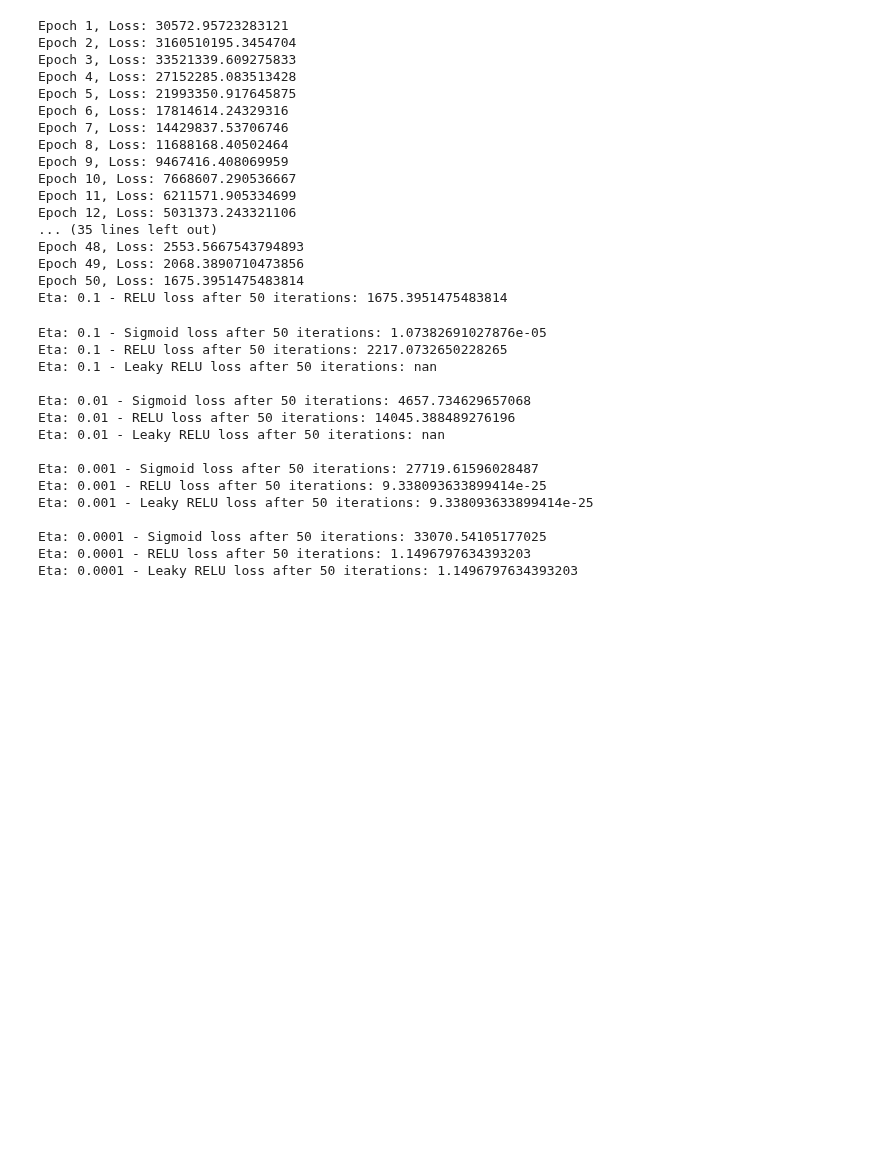
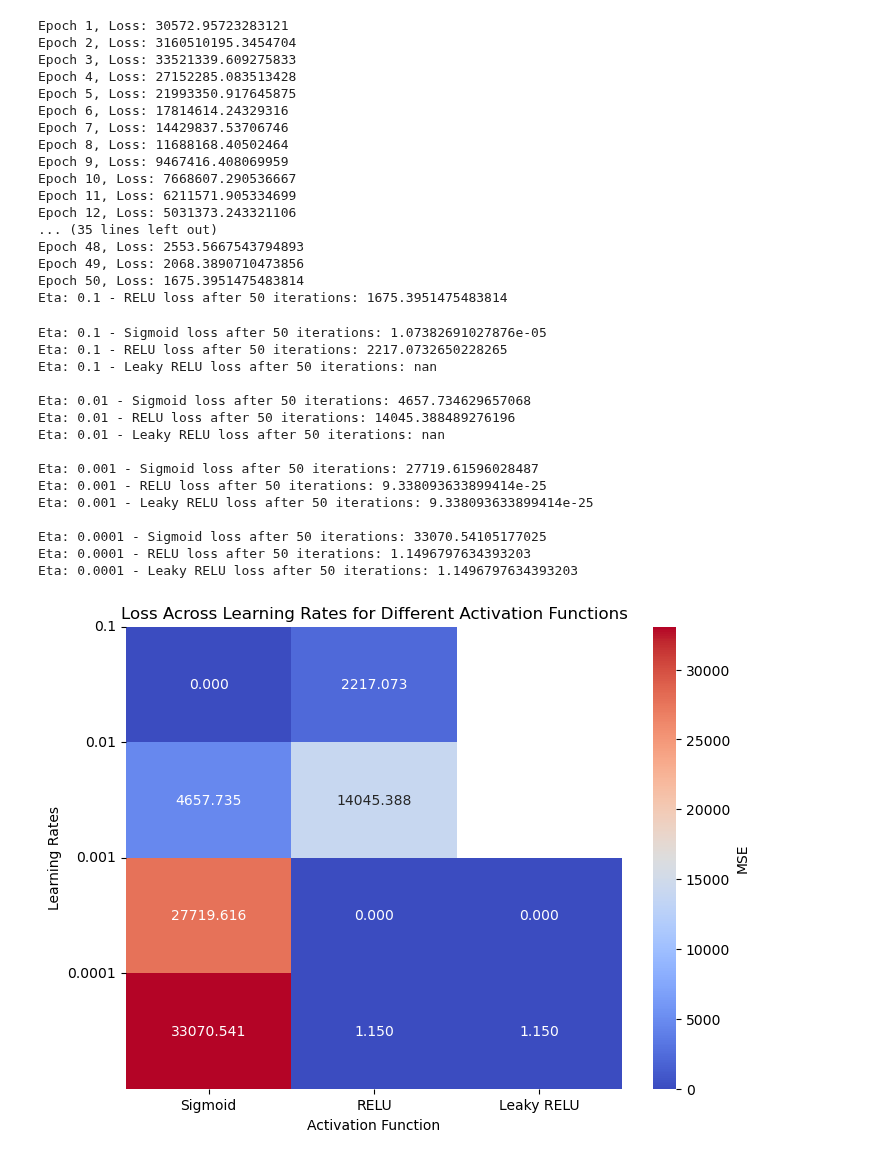
Before and after one commit to hellegje/fys-stk4155, a Jupyter notebook: Project2/Project2.ipynb, the cells around one changed output. Saved outputs shown, nothing was run; the diff lists cells and outputs as text; code cells hidden in the pictures; blank space fills up the shorter version.

Commit message:
comparison heat map for activation fcns

```diff
--- a/Project2/Project2.ipynb
+++ b/Project2/Project2.ipynb
@@ -660,6 +667,9 @@ Epoch 50, Loss: 1675.3951475483814
 Eta: 0.1 - RELU loss after 50 iterations: 1675.3951475483814
 # %%
 import numpy as np
+import pandas as pd
+import matplotlib.pyplot as plt
+import seaborn as sns
 import NeuralNetwork as nn
 
 #Same set up as before
@@ -669,38 +679,67 @@ x = np.array([4.0],dtype=np.float64)
 y = 2*x+1.0
 y += random.normal(0, 100, y.shape)
 
+loss_data = {
+    "Sigmoid": [],
+    "RELU": [],
+    "Leaky RELU": []
+}
+
 learning_rates = [0.1, 0.01, 0.001, 0.0001]
 for eta in learning_rates:
     #Sigmoid:
     sigmoid_model = nn.NeuralNetwork(nn.CostFunction.MSE, random_state=0)   #Sets a random seed so we get the same initial weights for each model and initial learning rate
     epoch, loss_sigmoid = sigmoid_model.train(x, y, epochs=50, learning_rate=eta)
+    loss_data["Sigmoid"].append(loss_sigmoid)
+
     print(f"Eta: {eta} - Sigmoid loss after {epoch} iterations: {loss_sigmoid}")
 
     #RELU:
     relu_model = nn.NeuralNetwork(nn.CostFunction.MSE, hidden_activation=nn.ActivationFunction.RELU, random_state=0)
-    epoch_relu, loss_relu = relu_model.train(x, y, epochs=50, learning_rate=eta)
-    print(f"Eta: {eta} - RELU loss after {epoch_relu} iterations: {loss_relu}")
+    epoch, loss_relu = relu_model.train(x, y, epochs=50, learning_rate=eta)
+    loss_data["RELU"].append(loss_relu)
+
+    print(f"Eta: {eta} - RELU loss after {epoch} iterations: {loss_relu}")
 
     #LeakyRELU:
     leaky_relu_model = nn.NeuralNetwork(nn.CostFunction.MSE, hidden_activation=nn.ActivationFunction.LeakyRELU, random_state=0)
-    epoch, loss = leaky_relu_model.train(x, y, epochs=50, learning_rate=eta)
-    print(f"Eta: {eta} - Leaky RELU loss after {epoch} iterations: {loss}")
+    epoch, loss_leaky = leaky_relu_model.train(x, y, epochs=50, learning_rate=eta)
+    loss_data["Leaky RELU"].append(loss_leaky)
+
+    print(f"Eta: {eta} - Leaky RELU loss after {epoch} iterations: {loss_leaky}")
     print()
 
 #TODO: Look at init bias and weights, and if those should be different for different activations
+#TODO: Set a stop condition and see which one reaches an answer the quickest
+
+
+# Create a DataFrame from the collected loss data
+loss_df = pd.DataFrame(loss_data, index=learning_rates)
+
+# Plot the heatmap
+# Plot the heatmap
+plt.figure(figsize=(8, 6))
+sns.heatmap(loss_df, annot=True, fmt=".3f", cmap="coolwarm", cbar_kws={'label': 'MSE'})
+plt.title("Loss Across Learning Rates for Different Activation Functions")
+plt.xlabel("Activation Function")
+plt.ylabel("Learning Rates")
+plt.xticks(ticks=np.arange(0.5, len(loss_df.columns)), labels=loss_df.columns, rotation=0)
+plt.yticks(ticks=np.arange(len(learning_rates)), labels=loss_df.index, rotation=0)
+plt.show()
 # %% [output]
 Eta: 0.1 - Sigmoid loss after 50 iterations: 1.07382691027876e-05
 Eta: 0.1 - RELU loss after 50 iterations: 2217.0732650228265
 Eta: 0.1 - Leaky RELU loss after 50 iterations: nan
 
 Eta: 0.01 - Sigmoid loss after 50 iterations: 4657.734629657068
 Eta: 0.01 - RELU loss after 50 iterations: 14045.388489276196
 Eta: 0.01 - Leaky RELU loss after 50 iterations: nan
 
 Eta: 0.001 - Sigmoid loss after 50 iterations: 27719.61596028487
 Eta: 0.001 - RELU loss after 50 iterations: 9.338093633899414e-25
 Eta: 0.001 - Leaky RELU loss after 50 iterations: 9.338093633899414e-25
 
 Eta: 0.0001 - Sigmoid loss after 50 iterations: 33070.54105177025
 Eta: 0.0001 - RELU loss after 50 iterations: 1.1496797634393203
 Eta: 0.0001 - Leaky RELU loss after 50 iterations: 1.1496797634393203
+[figure, added]
```
Also changed, not shown: parts of 2 cells of this notebook.
